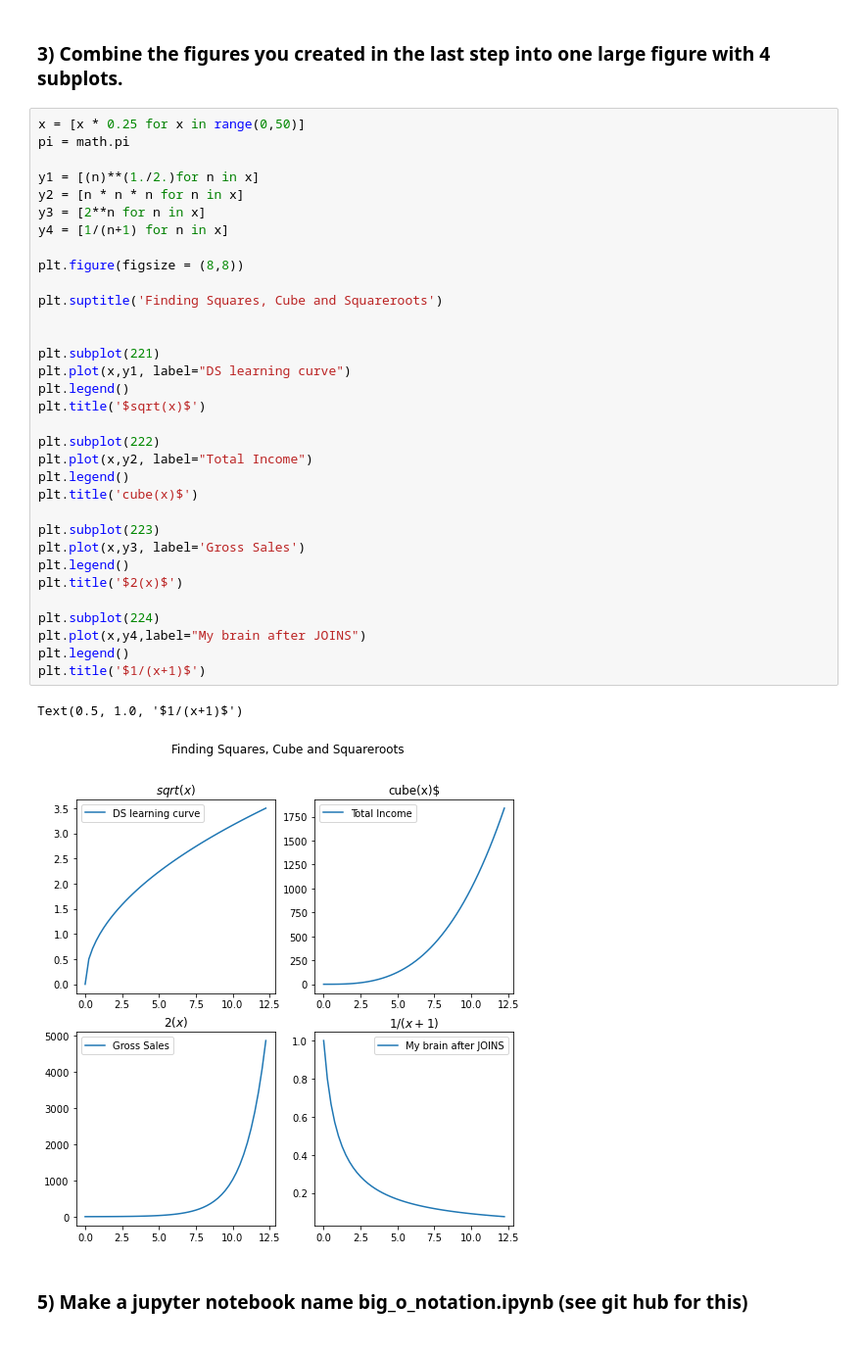
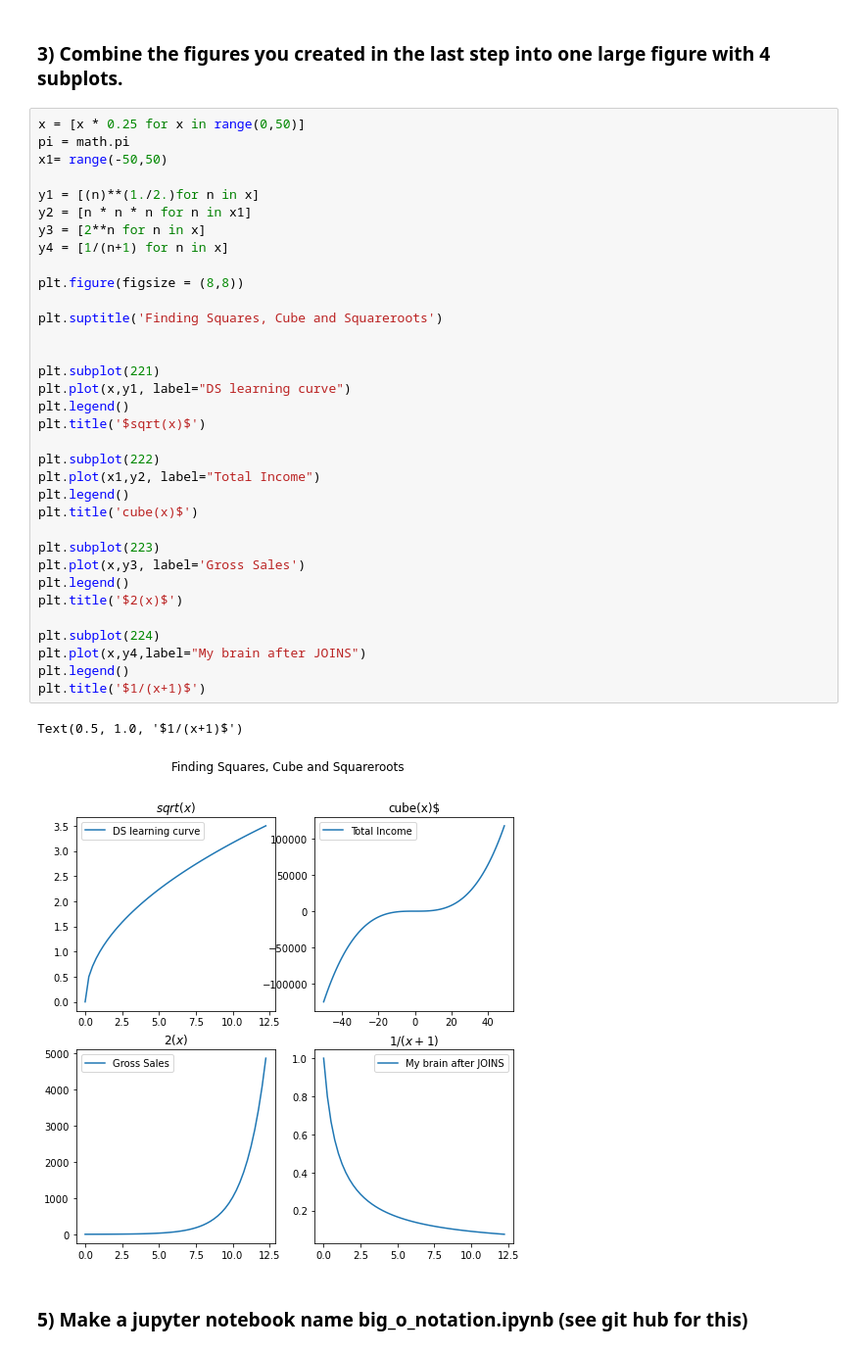
Before and after one commit to jeneyring/python-exercises, a Jupyter notebook: numpy-pandas-visualization-exercises.ipynb, the cells around one changed output. Shown: that part at 98% size. Drawn from its saved outputs; the diff is of its cells as text.

```diff
--- a/numpy-pandas-visualization-exercises.ipynb
+++ b/numpy-pandas-visualization-exercises.ipynb
@@ -95,38 +95,39 @@ Text(0, 0, '(0,0)')
 # %%
 x = [x * 0.25 for x in range(0,50)]
 pi = math.pi
+x1= range(-50,50)
 
 y1 = [(n)**(1./2.)for n in x]
-y2 = [n * n * n for n in x]
+y2 = [n * n * n for n in x1]
 y3 = [2**n for n in x]
 y4 = [1/(n+1) for n in x]
 
 plt.figure(figsize = (8,8))
 
 plt.suptitle('Finding Squares, Cube and Squareroots')
 
 
 plt.subplot(221)
 plt.plot(x,y1, label="DS learning curve")
 plt.legend()
 plt.title('$sqrt(x)$')
 
 plt.subplot(222)
-plt.plot(x,y2, label="Total Income")
+plt.plot(x1,y2, label="Total Income")
 plt.legend()
 plt.title('cube(x)$')
 
 plt.subplot(223)
 plt.plot(x,y3, label='Gross Sales')
 plt.legend()
 plt.title('$2(x)$')
 
 plt.subplot(224)
 plt.plot(x,y4,label="My brain after JOINS")
 plt.legend()
 plt.title('$1/(x+1)$')
 # %% [output]
 Text(0.5, 1.0, '$1/(x+1)$')
-[figure, old version]
+[figure, new version]
 # %% [markdown]
 ### 5) Make a jupyter notebook name big_o_notation.ipynb (see git hub for this)
```
Also changed, not shown: parts of 1 cell of this notebook, 2 other files.
